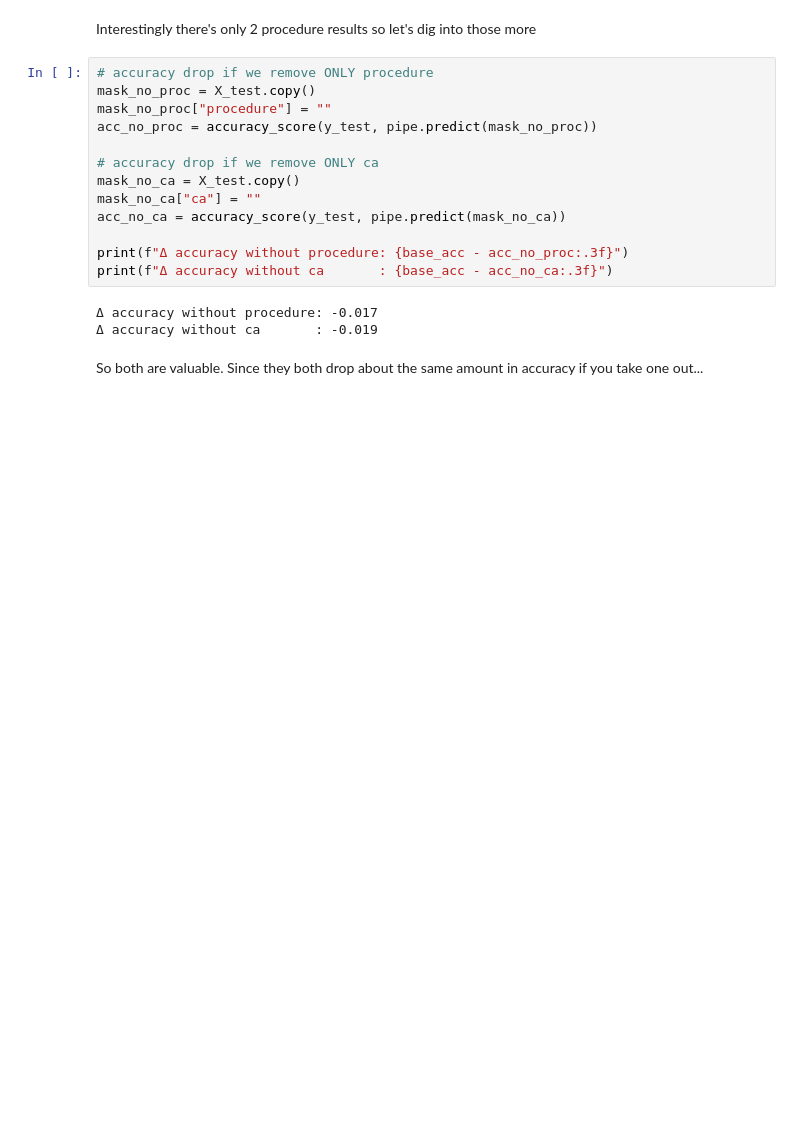
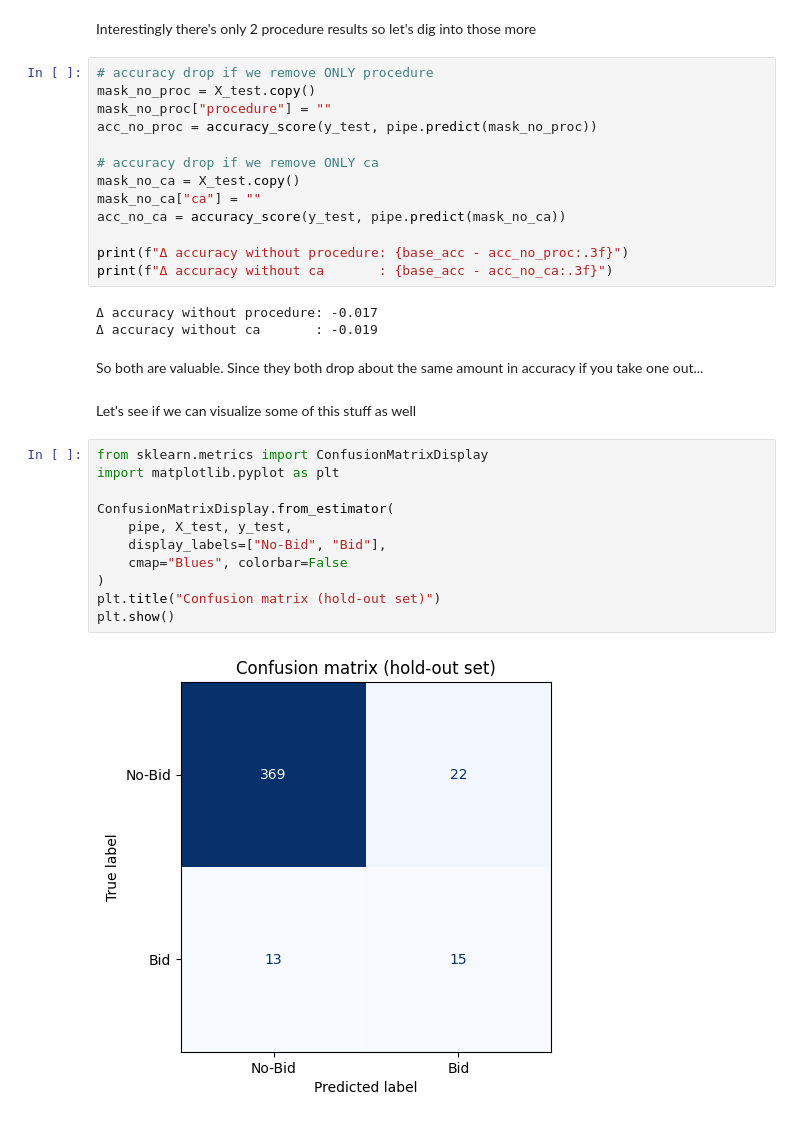
Before and after one commit to robertsweetman/module_2, a Jupyter notebook: python/etenders.ipynb, the cells around one changed output. Drawn from its saved outputs; the diff is of its cells as text; blank space fills up the shorter version.

Commit message:
add confusion matrix

```diff
--- a/python/etenders.ipynb
+++ b/python/etenders.ipynb
@@ -406,3 +406,18 @@ print(f"Δ accuracy without ca       : {base_acc - acc_no_ca:.3f}")
 Δ accuracy without ca       : -0.019
 # %% [markdown]
 So both are valuable. Since they both drop about the same amount in accuracy if you take one out...
+# %% [markdown]
+Let's see if we can visualize some of this stuff as well
+# %%
+from sklearn.metrics import ConfusionMatrixDisplay
+import matplotlib.pyplot as plt
+
+ConfusionMatrixDisplay.from_estimator(
+    pipe, X_test, y_test,
+    display_labels=["No-Bid", "Bid"],
+    cmap="Blues", colorbar=False
+)
+plt.title("Confusion matrix (hold-out set)")
+plt.show()
+# %% [output]
+[figure, added]
```
